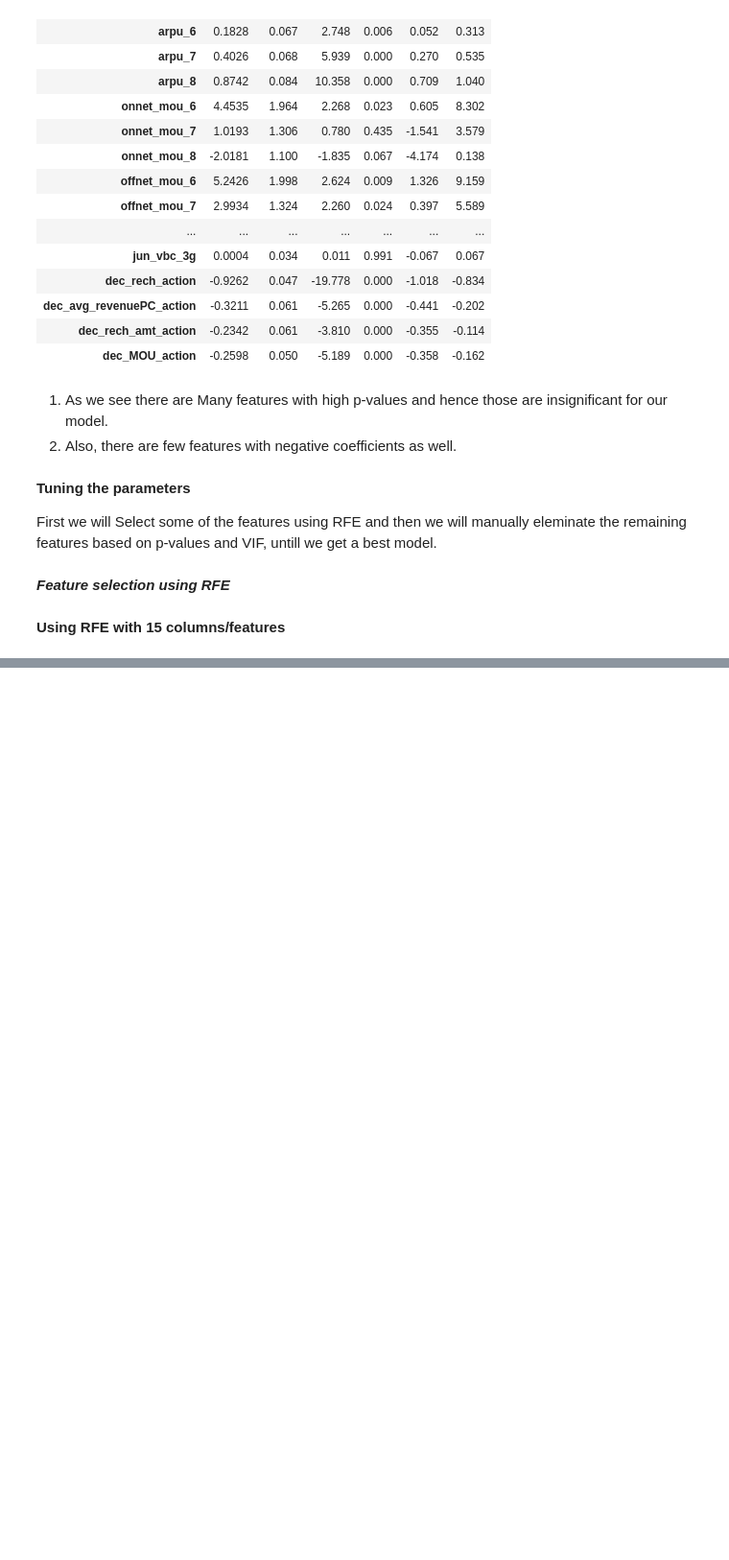
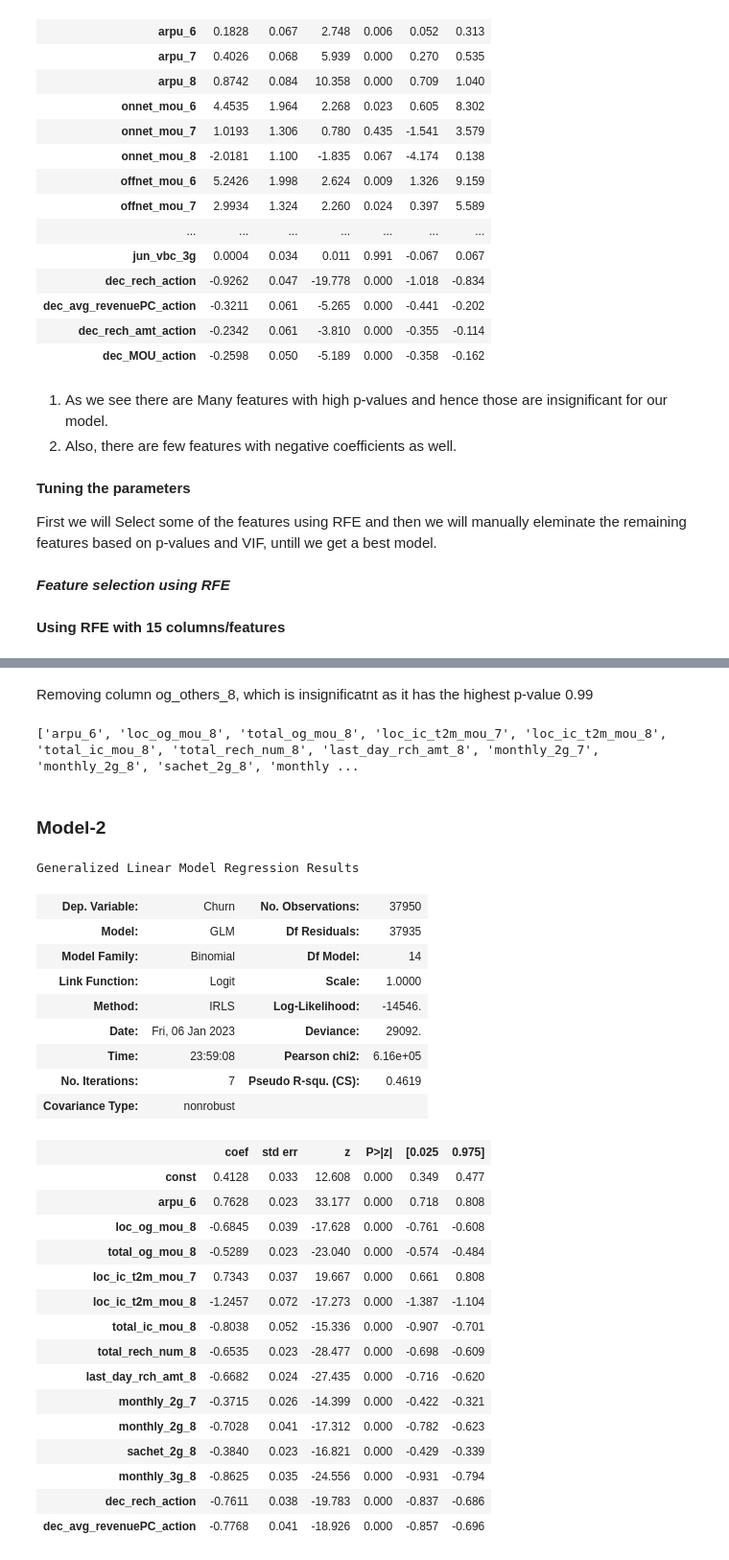
Before and after one commit to SatyugRaj/Telecom_Churn_Case_Study, a Jupyter notebook: Telecom_Churn_Case_Study.ipynb, the cells around one changed output, grey strips where cells are left out. Shown at 96% size. Drawn from its saved outputs; the diff is of its cells as text; code cells hidden in the pictures; blank space fills up the shorter version.

```diff
--- a/Telecom_Churn_Case_Study.ipynb
+++ b/Telecom_Churn_Case_Study.ipynb
@@ -1262,0 +1341,49 @@ TypeError: __init__() takes 2 positional arguments but 3 were given
+# %% [markdown]
+Removing column og_others_8, which is insignificatnt as it has the highest p-value 0.99
+# %%
+# Removing og_others_8 column
+log_cols = rfe_cols.to_list()
+log_cols.remove('og_others_8')
+print(log_cols)
+# %% [output]
+['arpu_6', 'loc_og_mou_8', 'total_og_mou_8', 'loc_ic_t2m_mou_7', 'loc_ic_t2m_mou_8', 'total_ic_mou_8', 'total_rech_num_8', 'last_day_rch_amt_8', 'monthly_2g_7', 'monthly_2g_8', 'sachet_2g_8', 'monthly ...
+# %% [markdown]
+### Model-2
+# %%
+# Adding constant to X_train
+X_train_sm_2 = sm.add_constant(X_train[log_cols])
+
+#Instantiate the model
+log_no_pca_2 = sm.GLM(y_train, X_train_sm_2, family=sm.families.Binomial())
+
+# Fit the model
+log_no_pca_2 = log_no_pca_2.fit()
+
+log_no_pca_2.summary()
+# %% [output]
+Generalized Linear Model Regression Results
+| Dep. Variable: | Churn | No. Observations: | 37950 |
+| Model: | GLM | Df Residuals: | 37935 |
+| Model Family: | Binomial | Df Model: | 14 |
+| Link Function: | Logit | Scale: | 1.0000 |
+| Method: | IRLS | Log-Likelihood: | -14546. |
+| Date: | Fri, 06 Jan 2023 | Deviance: | 29092. |
+| Time: | 23:59:08 | Pearson chi2: | 6.16e+05 |
+| No. Iterations: | 7 | Pseudo R-squ. (CS): | 0.4619 |
+| Covariance Type: | nonrobust |  |  |
+|  | coef | std err | z | P>|z| | [0.025 | 0.975] |
+| const | 0.4128 | 0.033 | 12.608 | 0.000 | 0.349 | 0.477 |
+| arpu_6 | 0.7628 | 0.023 | 33.177 | 0.000 | 0.718 | 0.808 |
+| loc_og_mou_8 | -0.6845 | 0.039 | -17.628 | 0.000 | -0.761 | -0.608 |
+| total_og_mou_8 | -0.5289 | 0.023 | -23.040 | 0.000 | -0.574 | -0.484 |
+| loc_ic_t2m_mou_7 | 0.7343 | 0.037 | 19.667 | 0.000 | 0.661 | 0.808 |
+| loc_ic_t2m_mou_8 | -1.2457 | 0.072 | -17.273 | 0.000 | -1.387 | -1.104 |
+| total_ic_mou_8 | -0.8038 | 0.052 | -15.336 | 0.000 | -0.907 | -0.701 |
+| total_rech_num_8 | -0.6535 | 0.023 | -28.477 | 0.000 | -0.698 | -0.609 |
+| last_day_rch_amt_8 | -0.6682 | 0.024 | -27.435 | 0.000 | -0.716 | -0.620 |
+| monthly_2g_7 | -0.3715 | 0.026 | -14.399 | 0.000 | -0.422 | -0.321 |
+| monthly_2g_8 | -0.7028 | 0.041 | -17.312 | 0.000 | -0.782 | -0.623 |
+| sachet_2g_8 | -0.3840 | 0.023 | -16.821 | 0.000 | -0.429 | -0.339 |
+| monthly_3g_8 | -0.8625 | 0.035 | -24.556 | 0.000 | -0.931 | -0.794 |
+| dec_rech_action | -0.7611 | 0.038 | -19.783 | 0.000 | -0.837 | -0.686 |
+| dec_avg_revenuePC_action | -0.7768 | 0.041 | -18.926 | 0.000 | -0.857 | -0.696 |
```
Also changed, not shown: parts of 48 cells of this notebook.
